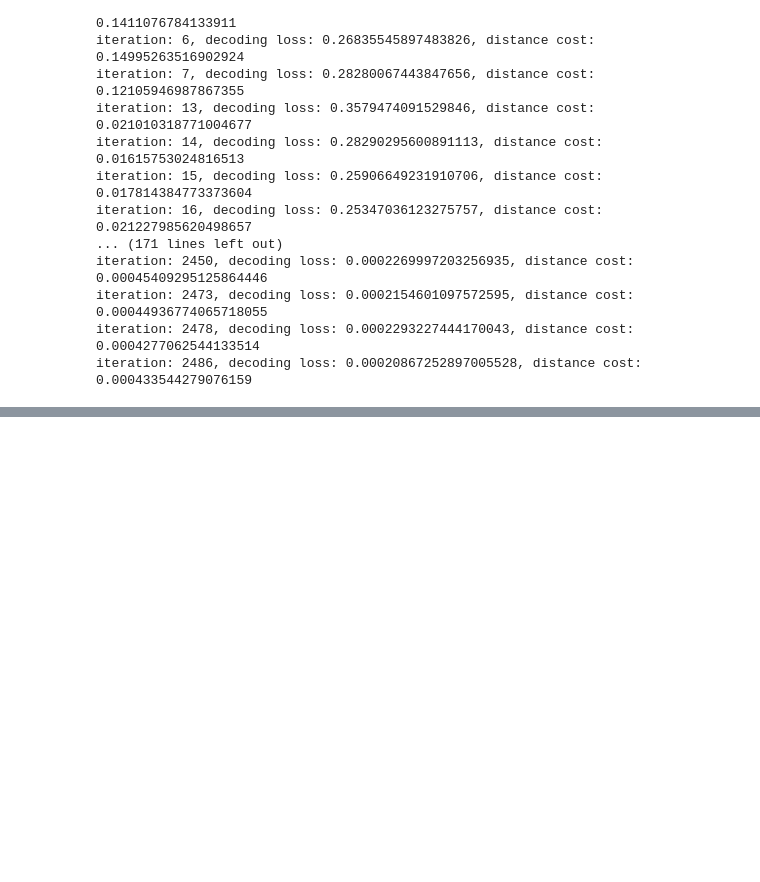
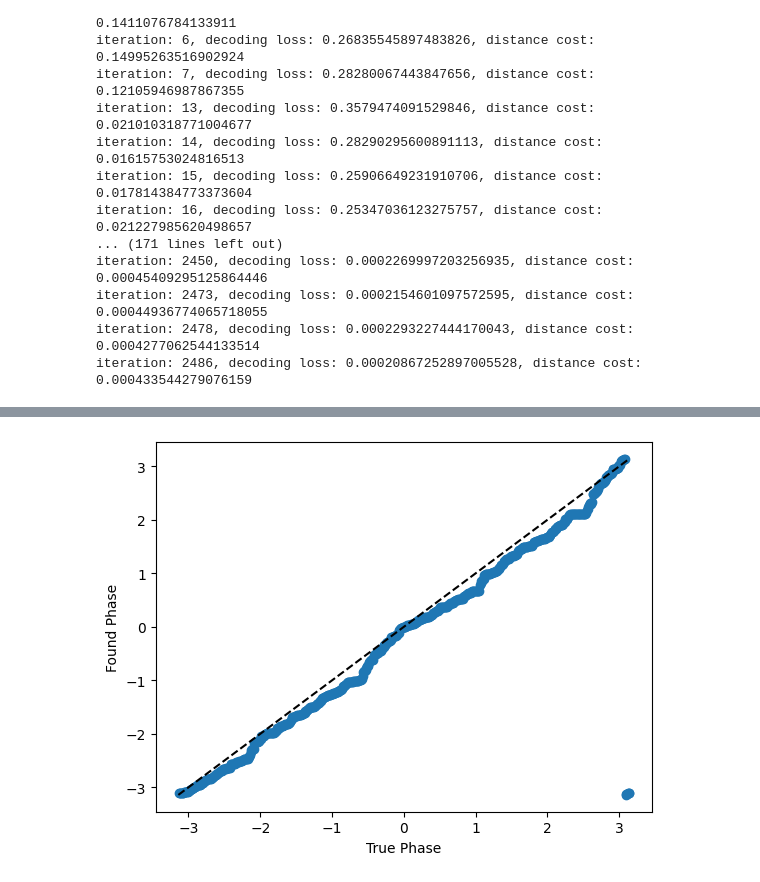
Before and after one commit to trevormccrt/dmd, a Jupyter notebook: manifold_encoder_decoder/examples/dimension_detection.ipynb, the cells around one changed output, grey strips where cells are left out. Cells and saved outputs as stored; diff of their text form; code cells hidden in the pictures; blank space fills up the shorter version.

```diff
--- a/manifold_encoder_decoder/examples/dimension_detection.ipynb
+++ b/manifold_encoder_decoder/examples/dimension_detection.ipynb
@@ -71,0 +100,26 @@ all_test_phases[:, 1 - not_used_dimension] = test_const_phase
+# %%
+with torch.no_grad():
+    decoded_points, decoded_angles = decoder(torch.tensor(ring_embedded_points, dtype=torch.get_default_dtype()).to(device))
+
+predicted_phases = torch.squeeze(decoded_angles).cpu().numpy()[:, used_dimension]
+# %%
+def reference_phases(phases):
+    phases_refd = phases - phases[0]
+    phases_refd = np.arctan2(np.sin(phases_refd), np.cos(phases_refd))
+    return phases_refd * np.sign(phases_refd[int(len(phases)/4)])
+# %%
+def compare_to_ground_truth(predicted_phases, ground_truth_phases, plot_ax):
+    refd_test_phases = reference_phases(predicted_phases)
+    refd_true_phases = reference_phases(ground_truth_phases)
+    line = np.arange(start=-np.pi, stop=np.pi, step=0.01)
+    plot_ax.scatter(refd_true_phases, refd_test_phases)
+    plot_ax.plot(line, line, color="black", linestyle="--", label="y=x")
+    plot_ax.set_xlabel("True Phase")
+    plot_ax.set_ylabel("Found Phase")
+    return refd_test_phases, refd_true_phases
+# %%
+%matplotlib inline
+fig, ax = plt.subplots()
+refd_predicted_phases, refd_true_phases = compare_to_ground_truth(predicted_phases, angles, ax)
+# %% [output]
+[figure, added]
```
Also changed, not shown: parts of 14 cells of this notebook.
